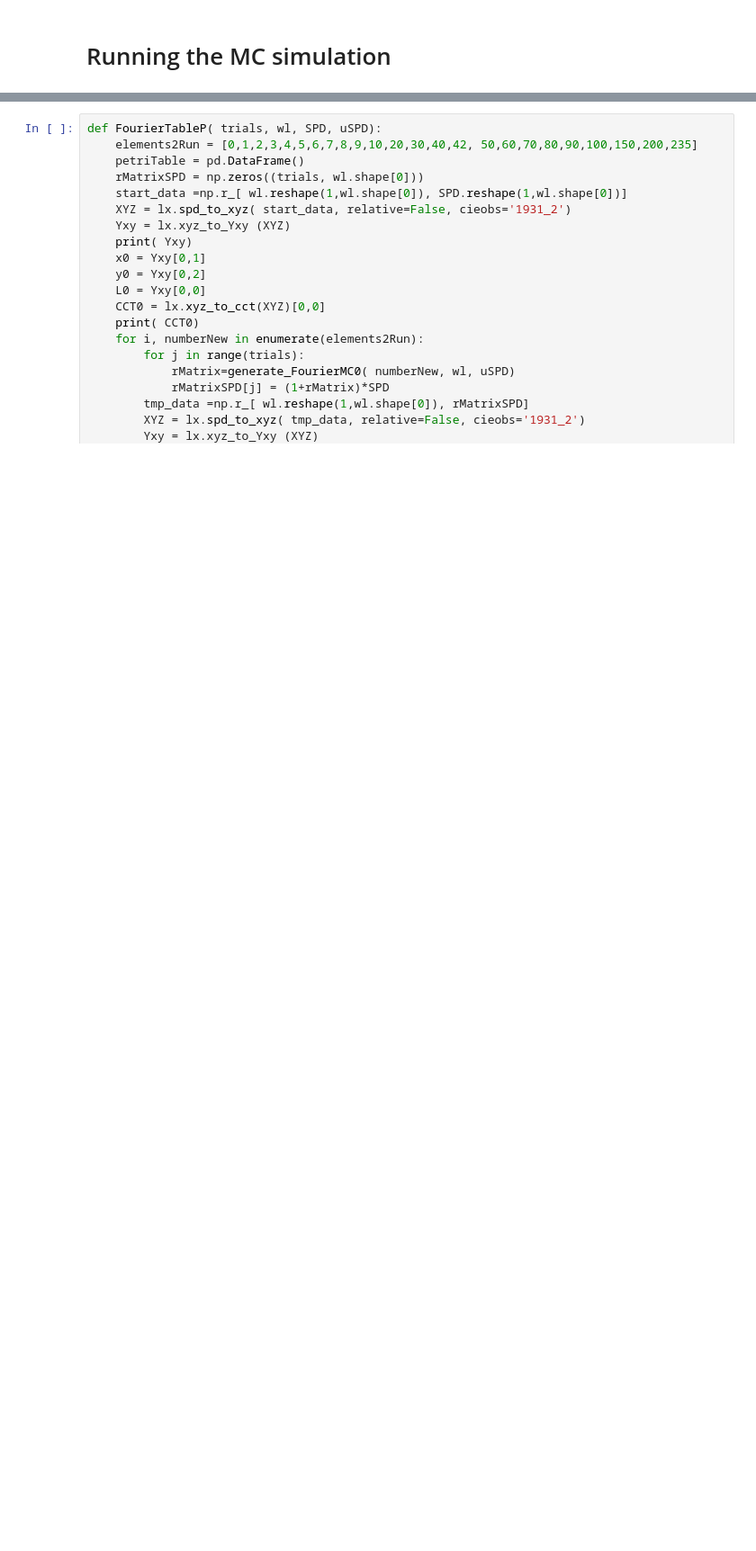
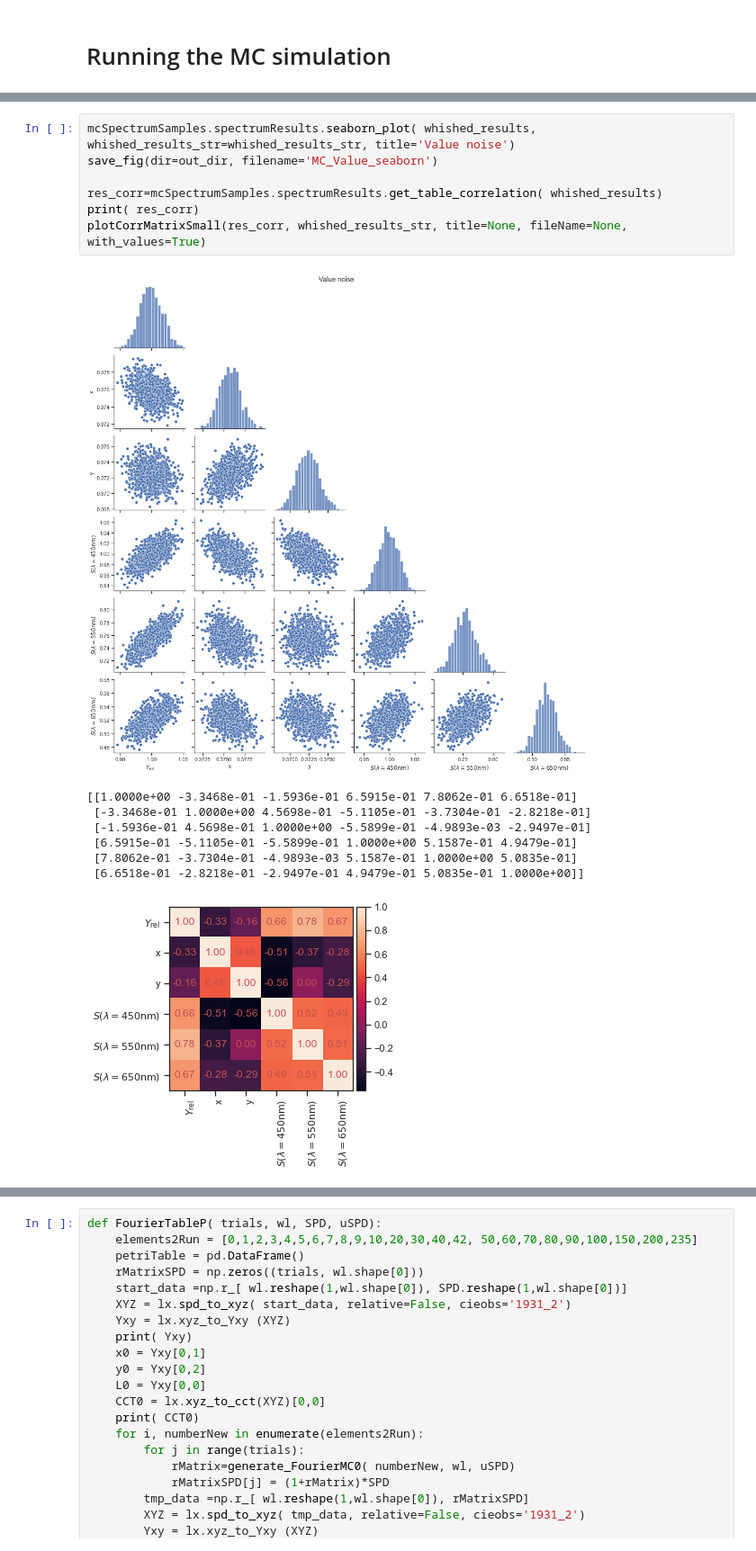
Before and after one commit to empir19nrm02/empir19nrm02, a Jupyter notebook: empir19nrm02/Jupyter/MCTest.ipynb, the cells around one changed output, grey strips where cells are left out. Shown at 90% size. Cells and saved outputs as stored; diff of their text form; blank space fills up the shorter version.

```diff
--- a/empir19nrm02/Jupyter/MCTest.ipynb
+++ b/empir19nrm02/Jupyter/MCTest.ipynb
@@ -731,0 +226,16 @@ save_fig( dir=out_dir, filename='MCf1Results')
+# %%
+mcSpectrumSamples.spectrumResults.seaborn_plot( whished_results, whished_results_str=whished_results_str, title='Value noise')
+save_fig(dir=out_dir, filename='MC_Value_seaborn')
+
+res_corr=mcSpectrumSamples.spectrumResults.get_table_correlation( whished_results)
+print( res_corr)
+plotCorrMatrixSmall(res_corr, whished_results_str, title=None, fileName=None, with_values=True)
+# %% [output]
+[figure, added]
+[[1.0000e+00 -3.3468e-01 -1.5936e-01 6.5915e-01 7.8062e-01 6.6518e-01]
+ [-3.3468e-01 1.0000e+00 4.5698e-01 -5.1105e-01 -3.7304e-01 -2.8218e-01]
+ [-1.5936e-01 4.5698e-01 1.0000e+00 -5.5899e-01 -4.9893e-03 -2.9497e-01]
+ [6.5915e-01 -5.1105e-01 -5.5899e-01 1.0000e+00 5.1587e-01 4.9479e-01]
+ [7.8062e-01 -3.7304e-01 -4.9893e-03 5.1587e-01 1.0000e+00 5.0835e-01]
+ [6.6518e-01 -2.8218e-01 -2.9497e-01 4.9479e-01 5.0835e-01 1.0000e+00]]
+[figure, added]
```
Also changed, not shown: parts of 48 cells of this notebook, 9 other files.
